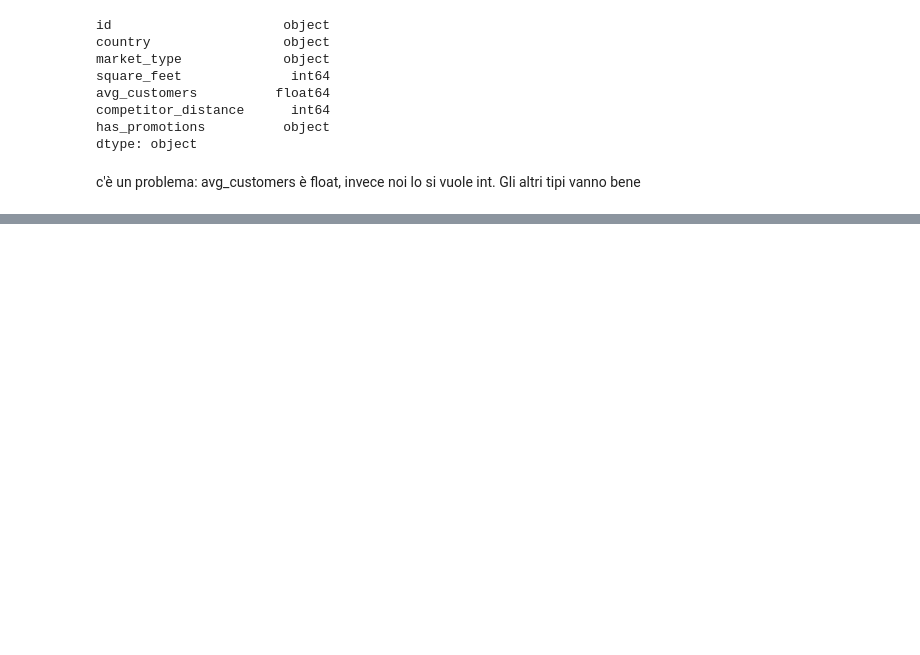
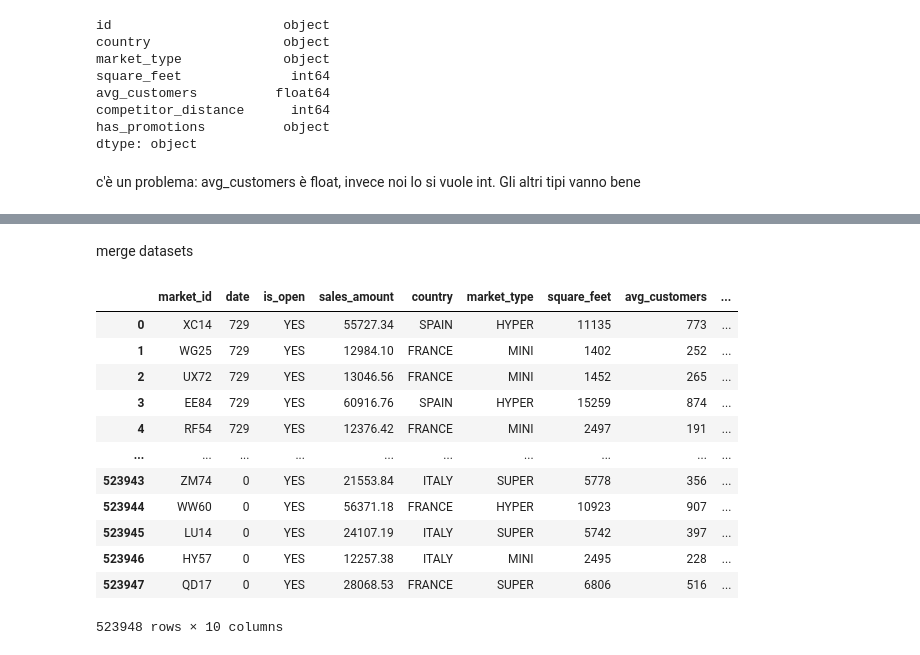
Before and after one commit to caporali/statistical_machine_learning_project, a Jupyter notebook: project_sml.ipynb, the cells around one changed output, grey strips where cells are left out. Drawn from its saved outputs; the diff is of its cells as text; code cells hidden in the pictures; blank space fills up the shorter version.

```diff
--- a/project_sml.ipynb
+++ b/project_sml.ipynb
@@ -350,0 +420,6 @@ c'è un problema: avg_customers è float, invece noi lo si vuole int. Gli altri
+# %%
+# boolean panda's series: True if avg_customers is acceptable (not NaN or negative), False otherwise
+check_avg_customers = market[market["avg_customers"].isnull() | (market["avg_customers"] < 0)].index
+print("the rows with non acceptable values are: " + str(list(check_avg_customers)))
+
+display(market.loc[check_avg_customers, :])
@@ -350,0 +508,19 @@ c'è un problema: avg_customers è float, invece noi lo si vuole int. Gli altri
+# %% [markdown]
+merge datasets
+# %%
+merged_df = pd.merge(sales, market, left_on = "market_id", right_on = "id", how = "left").drop("id", axis = 1)
+merged_df
+# %% [output]
+|  | market_id | date | is_open | sales_amount | country | market_type | square_feet | avg_customers | ... |
+| 0 | XC14 | 729 | YES | 55727.34 | SPAIN | HYPER | 11135 | 773 | ... |
+| 1 | WG25 | 729 | YES | 12984.10 | FRANCE | MINI | 1402 | 252 | ... |
+| 2 | UX72 | 729 | YES | 13046.56 | FRANCE | MINI | 1452 | 265 | ... |
+| 3 | EE84 | 729 | YES | 60916.76 | SPAIN | HYPER | 15259 | 874 | ... |
+| 4 | RF54 | 729 | YES | 12376.42 | FRANCE | MINI | 2497 | 191 | ... |
+| ... | ... | ... | ... | ... | ... | ... | ... | ... | ... |
+| 523943 | ZM74 | 0 | YES | 21553.84 | ITALY | SUPER | 5778 | 356 | ... |
+| 523944 | WW60 | 0 | YES | 56371.18 | FRANCE | HYPER | 10923 | 907 | ... |
+| 523945 | LU14 | 0 | YES | 24107.19 | ITALY | SUPER | 5742 | 397 | ... |
+| 523946 | HY57 | 0 | YES | 12257.38 | ITALY | MINI | 2495 | 228 | ... |
+| 523947 | QD17 | 0 | YES | 28068.53 | FRANCE | SUPER | 6806 | 516 | ... |
+523948 rows × 10 columns
```
Also changed, not shown: parts of 46 cells of this notebook.
